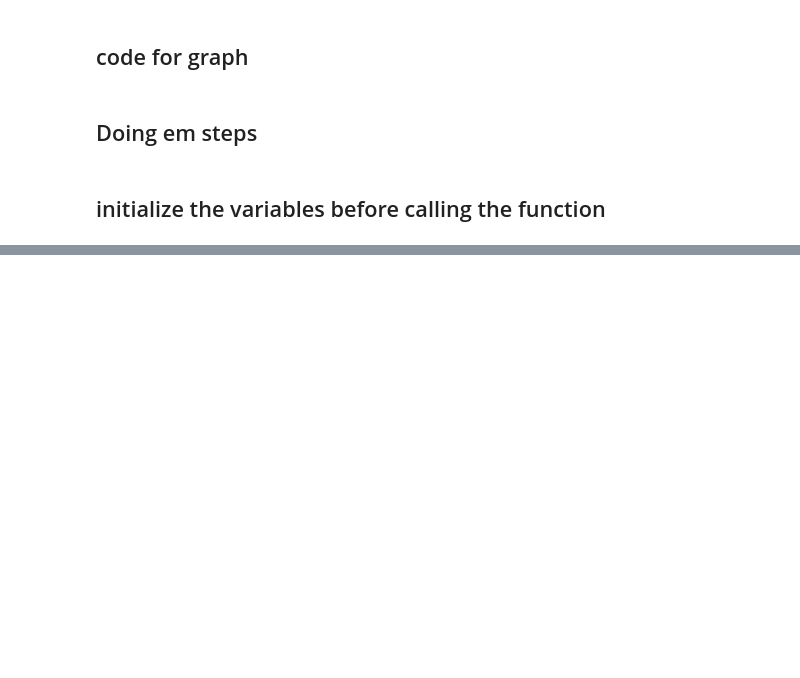
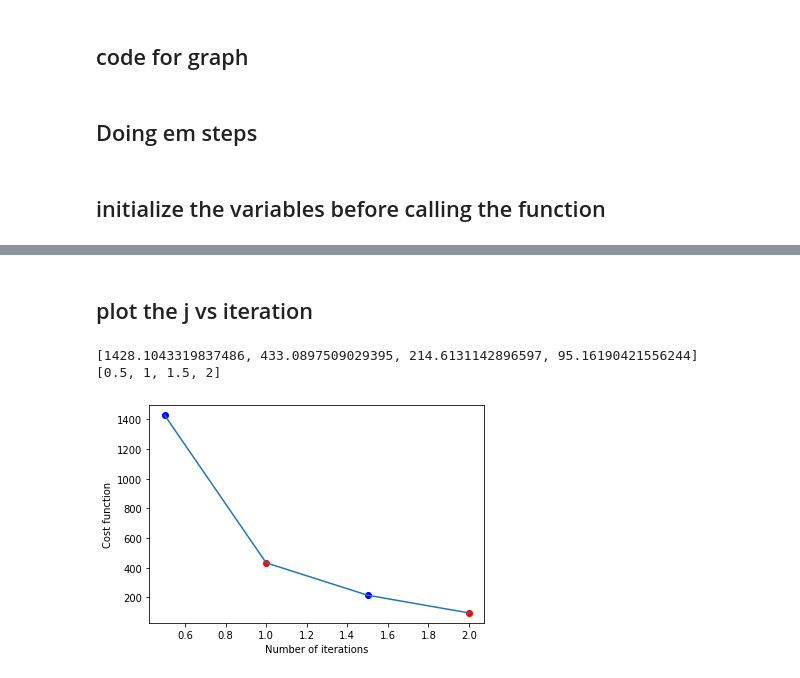
Before and after one commit to divyanx/Machine-Learning-Tasks, a Jupyter notebook: Assignment-02/Q1/QI_1.ipynb, the cells around one changed output, grey strips where cells are left out. Drawn from its saved outputs; the diff is of its cells as text; code cells hidden in the pictures; blank space fills up the shorter version.

```diff
--- a/Assignment-02/Q1/QI_1.ipynb
+++ b/Assignment-02/Q1/QI_1.ipynb
@@ -69,3 +71,17 @@ plt.grid(False)
+# %%
+costs =[]
+iter=[]
+
+#define  function to calculate the cost function
+def cost_function(centroids, indicator, df_stand_array):
+    #initialize the cost function
+    cost = 0
+    #for each point in the dataset
+    for i in range(df_stand_array.shape[0]):
+        for j in range(centroids.shape[0]):
+            #calculate the distance between the point and each centroid and store them in a numpy array
+            cost += indicator[i, j]*(np.linalg.norm(df_stand_array[i] - centroids[j]))**2
+    return cost
 # %% [markdown]
 ## code for graph
 # %%
@@ -151,0 +186,17 @@ centroids, indicator, iterations = kmeans(k, df_stand_array, centroids)
+# %% [markdown]
+## plot the j vs iteration
+# %%
+# plot the cost function vs the number of iterations
+print(costs)
+print(iter)
+# put a blue dot at even indices of iter and red dot at odd indices of iter
+plt.scatter(iter[::2], costs[::2], color='blue')
+plt.scatter(iter[1::2], costs[1::2], color='red')
+plt.plot(iter, costs)
+plt.xlabel('Number of iterations')
+plt.ylabel('Cost function')
+plt.show()
+# %% [output]
+[1428.1043319837486, 433.0897509029395, 214.6131142896597, 95.16190421556244]
+[0.5, 1, 1.5, 2]
+[figure, added]
```
Also changed, not shown: parts of 4 cells of this notebook.
